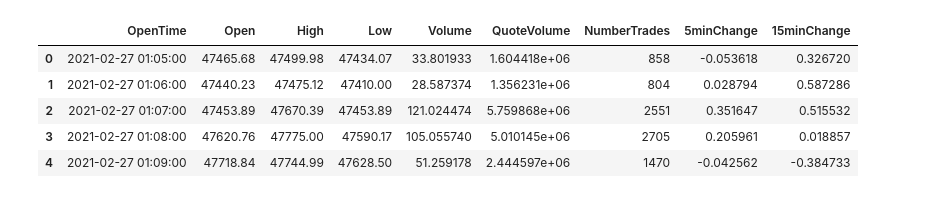
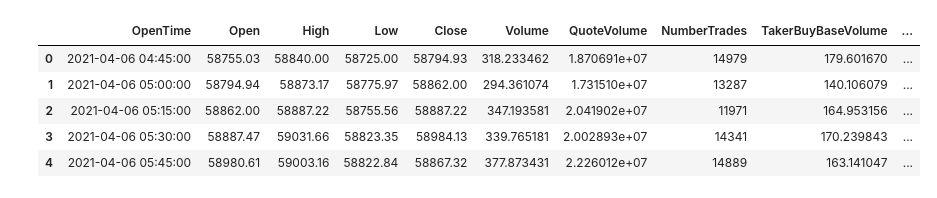
Before and after one commit to binxuankong/crypto-trading-bot, a Jupyter notebook: BTC Prediction.ipynb, the cells around one changed output. Saved outputs shown, nothing was run; the diff lists cells and outputs as text; code cells hidden in the pictures.

```diff
--- a/BTC Prediction.ipynb
+++ b/BTC Prediction.ipynb
@@ -14,7 +14,7 @@ COINS = ['BTC', 'ETH', 'LTC', 'XRP', 'BNB', 'ADA', 'BAT', 'FTM']
 client = Client(BINANCE_API_KEY, BINANCE_SECRET_KEY)
 # %%
 symbol = 'BTC' + BRIDGE
-btc_kline = client.get_klines(symbol=symbol, interval=Client.KLINE_INTERVAL_1MINUTE)
+btc_kline = client.get_klines(symbol=symbol, interval=Client.KLINE_INTERVAL_15MINUTE)
 # %%
 cols = ['OpenTime', 'Open', 'High', 'Low', 'Close', 'Volume', 'CloseTime', 'QuoteVolume', 'NumberTrades',
         'TakerBuyBaseVolume', 'TakerBuyQuoteVolume', 'Ignore']
@@ -53,15 +52,18 @@ fig.tight_layout();
 # %%
-df2 = df.copy()[['OpenTime', 'Open', 'High', 'Low', 'Volume', 'QuoteVolume', 'NumberTrades']]
-df2['5minChange'] = (df2['Open'].shift(-1) - df2['Open']) * 100 / df2['Open']
-df2['15minChange'] = (df2['Open'].shift(-3) - df2['Open']) * 100 / df2['Open']
+df2 = df.copy()
+# df2 = df.copy()[['OpenTime', 'Open', 'High', 'Low', 'Volume', 'QuoteVolume', 'NumberTrades']]
+df2['15minChange'] = (df2['Open'] - df2['Open'].shift(1)) * 100 / df2['Open'].shift(1)
+df2['30minChange'] = (df2['Open'] - df2['Open'].shift(2)) * 100 / df2['Open'].shift(2)
+df2['45minChange'] = (df2['Open'] - df2['Open'].shift(3)) * 100 / df2['Open'].shift(3)
+df2['1hrChange'] = (df2['Open'] - df2['Open'].shift(4)) * 100 / df2['Open'].shift(4)
 df2.head()
 # %% [output]
-|  | OpenTime | Open | High | Low | Volume | QuoteVolume | NumberTrades | 5minChange | 15minChange |
-| 0 | 2021-02-27 01:05:00 | 47465.68 | 47499.98 | 47434.07 | 33.801933 | 1.604418e+06 | 858 | -0.053618 | 0.326720 |
-| 1 | 2021-02-27 01:06:00 | 47440.23 | 47475.12 | 47410.00 | 28.587374 | 1.356231e+06 | 804 | 0.028794 | 0.587286 |
-| 2 | 2021-02-27 01:07:00 | 47453.89 | 47670.39 | 47453.89 | 121.024474 | 5.759868e+06 | 2551 | 0.351647 | 0.515532 |
-| 3 | 2021-02-27 01:08:00 | 47620.76 | 47775.00 | 47590.17 | 105.055740 | 5.010145e+06 | 2705 | 0.205961 | 0.018857 |
-| 4 | 2021-02-27 01:09:00 | 47718.84 | 47744.99 | 47628.50 | 51.259178 | 2.444597e+06 | 1470 | -0.042562 | -0.384733 |
+|  | OpenTime | Open | High | Low | Close | Volume | QuoteVolume | NumberTrades | TakerBuyBaseVolume | ... |
+| 0 | 2021-04-06 04:45:00 | 58755.03 | 58840.00 | 58725.00 | 58794.93 | 318.233462 | 1.870691e+07 | 14979 | 179.601670 | ... |
+| 1 | 2021-04-06 05:00:00 | 58794.94 | 58873.17 | 58775.97 | 58862.00 | 294.361074 | 1.731510e+07 | 13287 | 140.106079 | ... |
+| 2 | 2021-04-06 05:15:00 | 58862.00 | 58887.22 | 58755.56 | 58887.22 | 347.193581 | 2.041902e+07 | 11971 | 164.953156 | ... |
+| 3 | 2021-04-06 05:30:00 | 58887.47 | 59031.66 | 58823.35 | 58984.13 | 339.765181 | 2.002893e+07 | 14341 | 170.239843 | ... |
+| 4 | 2021-04-06 05:45:00 | 58980.61 | 59003.16 | 58822.84 | 58867.32 | 377.873431 | 2.226012e+07 | 14889 | 163.141047 | ... |
 # %%
 df2.describe()
 # %% [output]
```
Also changed, not shown: parts of 25 cells of this notebook.
